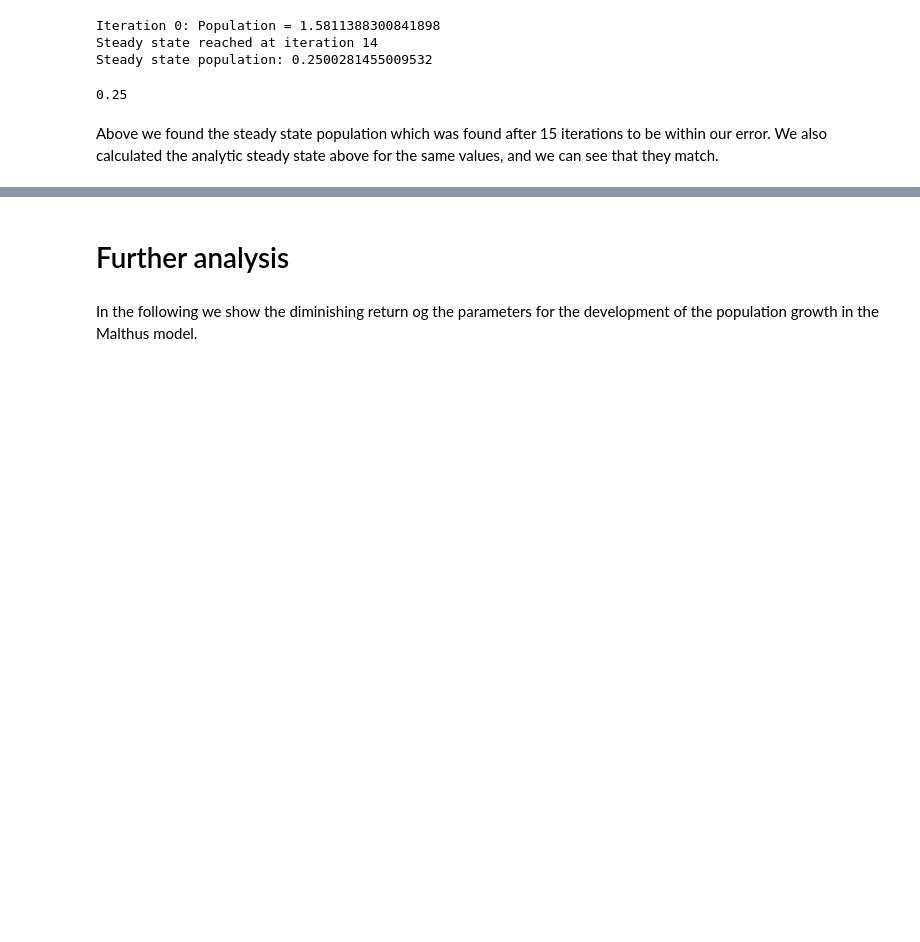
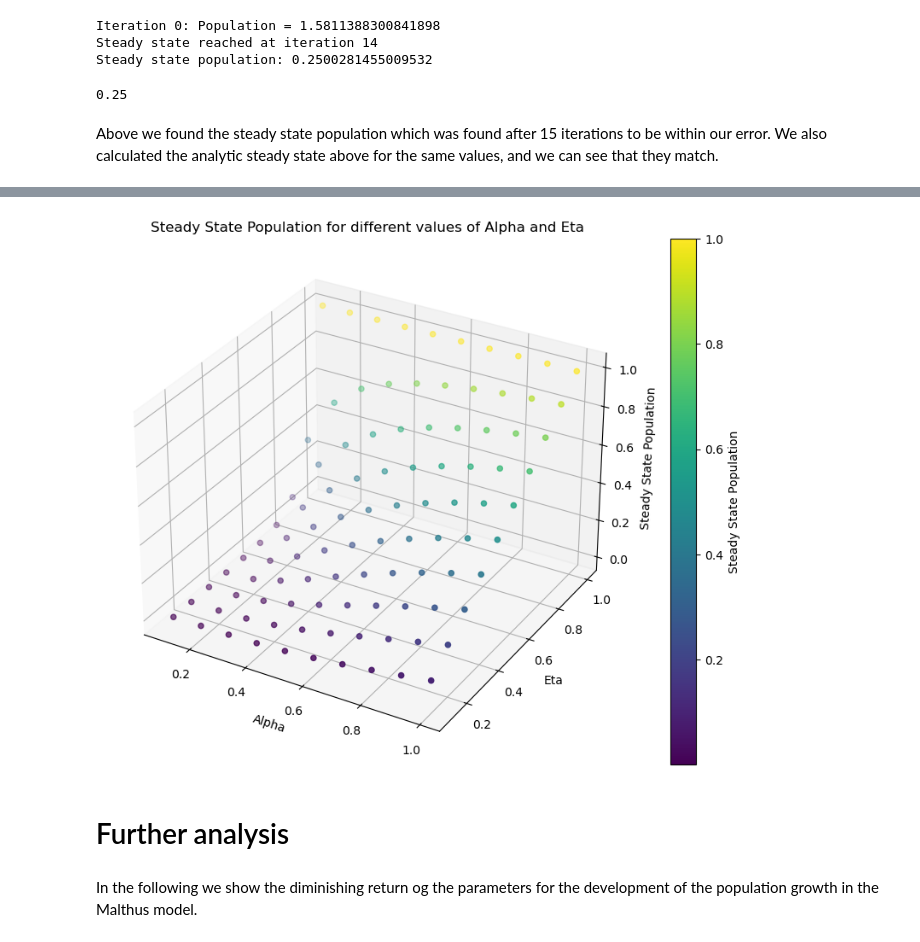
Before and after one commit to NumEconCopenhagen/projects-2024-econ-jyderne, a Jupyter notebook: modelproject/modelproject.ipynb, the cells around one changed output, grey strips where cells are left out. Drawn from its saved outputs; the diff is of its cells as text; code cells hidden in the pictures; blank space fills up the shorter version.

Commit message:
ModelProjectChanges

```diff
--- a/modelproject/modelproject.ipynb
+++ b/modelproject/modelproject.ipynb
@@ -255,3 +155,42 @@ Maximum Steady State Population: 100237.44672545447
+# %%
+# Parameter ranges
+alpha_values = np.linspace(0.1, 1.0, 10)
+eta_values = np.linspace(0.1, 1.0, 10)
+
+steady_states = []
+
+for alpha in alpha_values:
+    for eta in eta_values:
+        L = L_initial
+        previous_population = L
+        for iteration in range(max_iterations):
+            y = (L ** (-alpha)) * ((A * X) ** alpha)
+            n = eta * y
+            L_new = n * L
+
+            if np.abs(L_new - previous_population) < tolerance:
+                steady_states.append((alpha, eta, L_new))
+                break
+
+            previous_population = L
+            L = L_new
+
+alpha_vals, eta_vals, populations = zip(*steady_states)
+
+fig = plt.figure(figsize=(12, 8))
+ax = fig.add_subplot(111, projection='3d')
+
+sc = ax.scatter(alpha_vals, eta_vals, populations, c=populations, cmap='viridis')
+plt.colorbar(sc, label='Steady State Population')
+
+ax.set_xlabel('Alpha')
+ax.set_ylabel('Eta')
+ax.set_zlabel('Steady State Population')
+ax.set_title('Steady State Population for different values of Alpha and Eta')
+
+plt.show()
+# %% [output]
+[figure, added]
 # %% [markdown]
 # Further analysis
 # %% [markdown]
```
Also changed, not shown: parts of 6 cells of this notebook.
